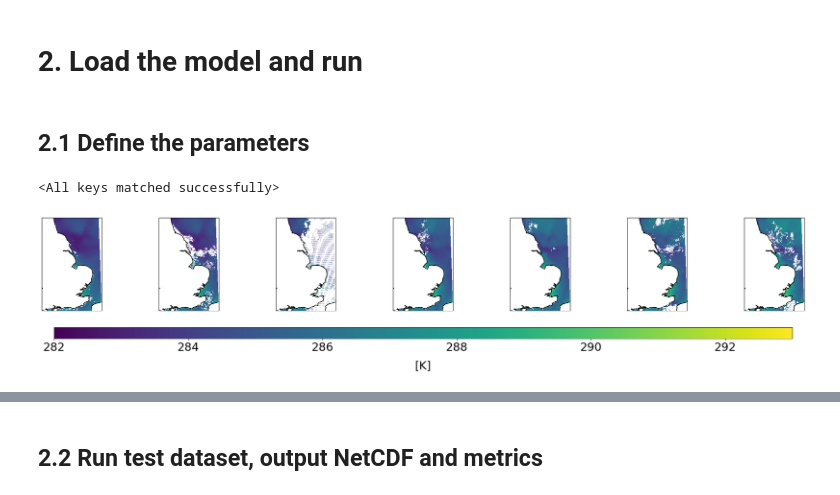
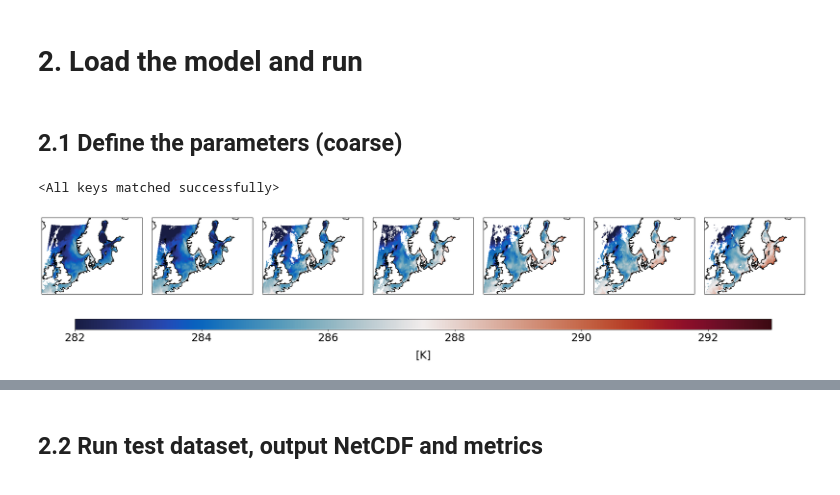
Before and after one commit to CIA-Oceanix/4dvarnet-starter, a Jupyter notebook: Notebook_DMI/Notebook_DMI_MS.ipynb, the cells around one changed output, grey strips where cells are left out. Saved outputs shown, nothing was run; the diff lists cells and outputs as text; code cells hidden in the pictures.

```diff
--- a/Notebook_DMI/Notebook_DMI_MS.ipynb
+++ b/Notebook_DMI/Notebook_DMI_MS.ipynb
@@ -30,7 +34,7 @@ datamodule_coarse = BaseDataModule(input_da=load_data(path_obs="/DATASET/mbeauch
                                      'domain_limits':  dict(lon=slice(lon_min, lon_max,),
                                                             lat=slice(lat_min, lat_max,)),
                                      },
-                            dl_kw={'batch_size': 2, 'num_workers': 1},
+                            dl_kw={'batch_size': 2, 'num_workers': 0},
                             res=0.2,
                             resize_factor=10,
                             pads=[False,False,True],
@@ -372,23 +379,23 @@ class GradSolver_wgeo(GradSolver):
         return state[0], states
 # %%
 # state only
-"""
-solver = GradSolver_wgeo(n_step=10,
+
+solver_wgeo = GradSolver_wgeo(n_step=15,
                      lr_grad=1e-3,
-                      prior_cost = BilinAEPriorCost_wgeo(dim_in=7,dim_hidden=32,
+                      prior_cost = BilinAEPriorCost_wgeo(dim_in=7,dim_hidden=64,
                                                     bilin_quad=False,downsamp=2),
                       obs_cost = BaseObsCost(),
-                      grad_mod = ConvLstmGradModel(dim_in=7,dim_hidden=48)).to(device)
-"""
+                      grad_mod = ConvLstmGradModel(dim_in=7,dim_hidden=96)).to(device)
+
 # state only
-solver = GradSolver(n_step=10,
+solver = GradSolver(n_step=15,
                      lr_grad=1e-3,
-                      prior_cost = BilinAEPriorCost(dim_in=7,dim_hidden=32,
+                      prior_cost = BilinAEPriorCost(dim_in=7,dim_hidden=64,
                                                     bilin_quad=False,downsamp=2),
                       obs_cost = BaseObsCost(),
-                      grad_mod = ConvLstmGradModel(dim_in=7,dim_hidden=64)).to(device)
+                      grad_mod = ConvLstmGradModel(dim_in=7,dim_hidden=96)).to(device)
 # %% [markdown]
-## 2.1 Define the parameters
+## 2.1 Define the parameters (coarse)
 # %%
 from IPython.display import clear_output
 from torch.optim import Adam
@@ -434,15 +440,14 @@ def weighted_mse(err, weight):
     loss = F.mse_loss(err_w[err_num], torch.zeros_like(err_w[err_num]))
     return loss
 # %%
-#ckpt = torch.load('/homes/m19beauc/4dvarnet-starter/ckpt/sst_dmi_all_baltic_wgeo_linweight.ckpt', map_location=device)
-ckpt = torch.load('/homes/m19beauc/4dvarnet-starter/ckpt/sst_dmi_baltic_dm3.ckpt', map_location=device)
+ckpt = torch.load('/homes/m19beauc/4dvarnet-starter/ckpt/sst_dmi_baltic_rzf10.ckpt', map_location=device)
 solver_weights = {k[7:]: v for k, v in ckpt["state_dict"].items() if k.startswith("solver.")}
 solver.load_state_dict(solver_weights)
 # %% [output]
 <All keys matched successfully>
 # %%
-k=56
-test_batch = next(itertools.islice(test_dataloader, k, None))
+k=1
+test_batch = next(itertools.islice(test_dataloader_coarse, k, None))
 test_batch_ = test_batch
 test_batch_ = test_batch_._replace(input=test_batch_.input.nan_to_num().to(device))
 test_batch_ = test_batch_._replace(tgt=test_batch_.tgt.nan_to_num().to(device))
@@ -454,7 +459,8 @@ test_batch_ = test_batch_._replace(mask=test_batch_.mask.nan_to_num().to(device)
 # 4DVarNets scheme
 out = solver(test_batch_)
 # %%
-coords = datamodule.test_ds.get_coords()
+import cmocean as cmo
+coords = datamodule_coarse.test_ds.get_coords()
 m, s = [283.8052,4.2381434]
 solver_steps = torch.stack(out[1],dim=0).detach().cpu().numpy()*s+m
 solver_steps[0] = test_batch.input.detach().cpu().numpy()*s+m
@@ -466,33 +472,34 @@ p = xr.Dataset(data_vars={'sst':(('time','lat','lon'),test_batch.input[0,:,:,:].
                    'lat':coords[2*k].lat}).sst.plot(transform=ccrs.PlateCarree(),
                                                    col='time',col_wrap=7,
                                                    vmin=282, vmax=293,
+                                                   cmap=cmo.cm.balance,
                                                    #aspect=datamodule.input_da.dims['lon'] / datamodule.input_da.dims['lat'],
                                                    #subplot_kws={'projection': ccrs.Orthographic(0, 45)})
                                                    subplot_kws={'projection': map_proj},
                                                    add_colorbar=False)
 mappable = p.axes[0][0].collections[0]
 cax = plt.axes([0.05, -0.2, 0.9, 0.1])
 cbar1 = plt.colorbar(mappable, cax=cax, orientation='horizontal')
 cbar1.ax.tick_params(labelsize=22,axis="both")
 cbar1.ax.set_title("[K]",fontsize=22,y=-3)
 
 for ax in p.axes.flat:
     ax.set_title('')
     ax.set_xticks([])
     ax.set_xticklabels([])
     ax.set_xlabel('')
     ax.set_yticks([])
     ax.set_yticklabels([])
     ax.set_ylabel('')
     ax.coastlines()
     ax.add_feature(cartopy.feature.LAND, zorder=1, edgecolor='black',facecolor="white")
     ax.set_global()
     #ax.gridlines(draw_labels=True)
     ax.set_extent([np.min(coords[2*k].lon),
                    np.max(coords[2*k].lon),
                    np.min(coords[2*k].lat),
                    np.max(coords[2*k].lat)], crs=ccrs.PlateCarree())
 plt.subplots_adjust(wspace=0.1)
 # %% [output]
-[figure, old version]
+[figure, new version]
 # %%
```
Also changed, not shown: parts of 23 cells of this notebook, 22 other files.
